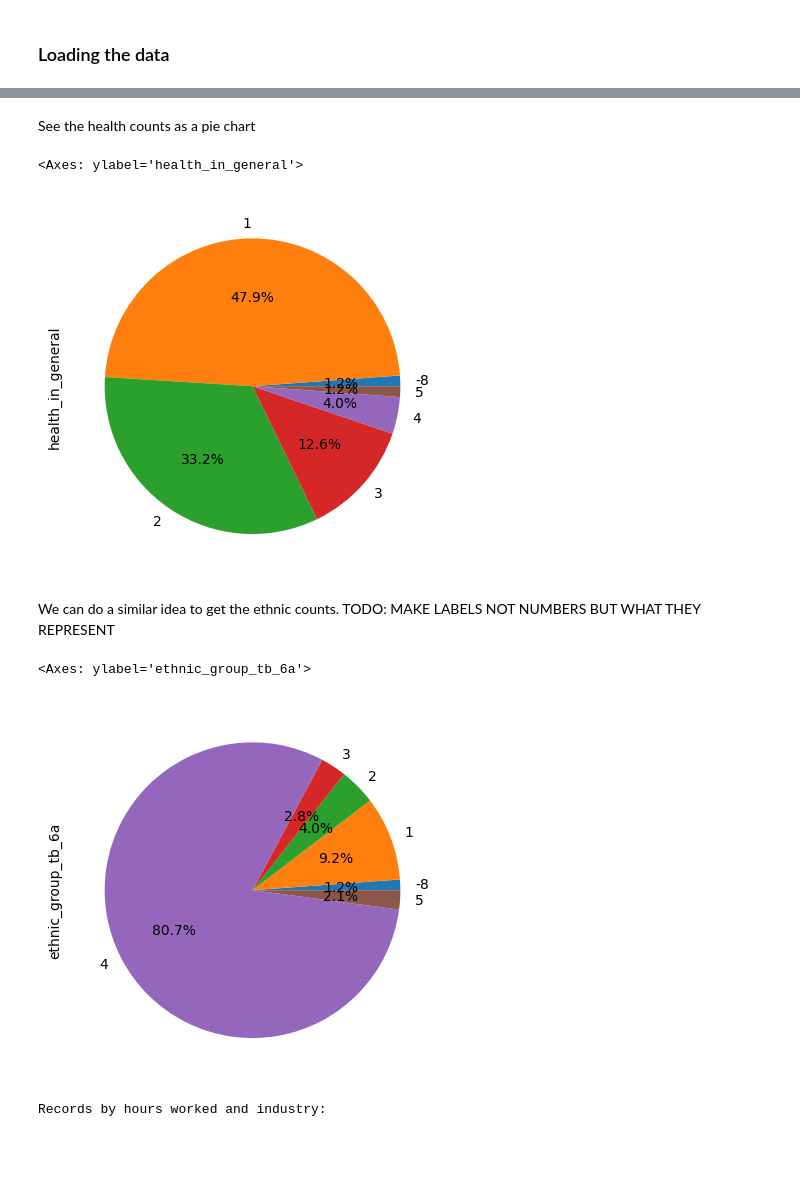
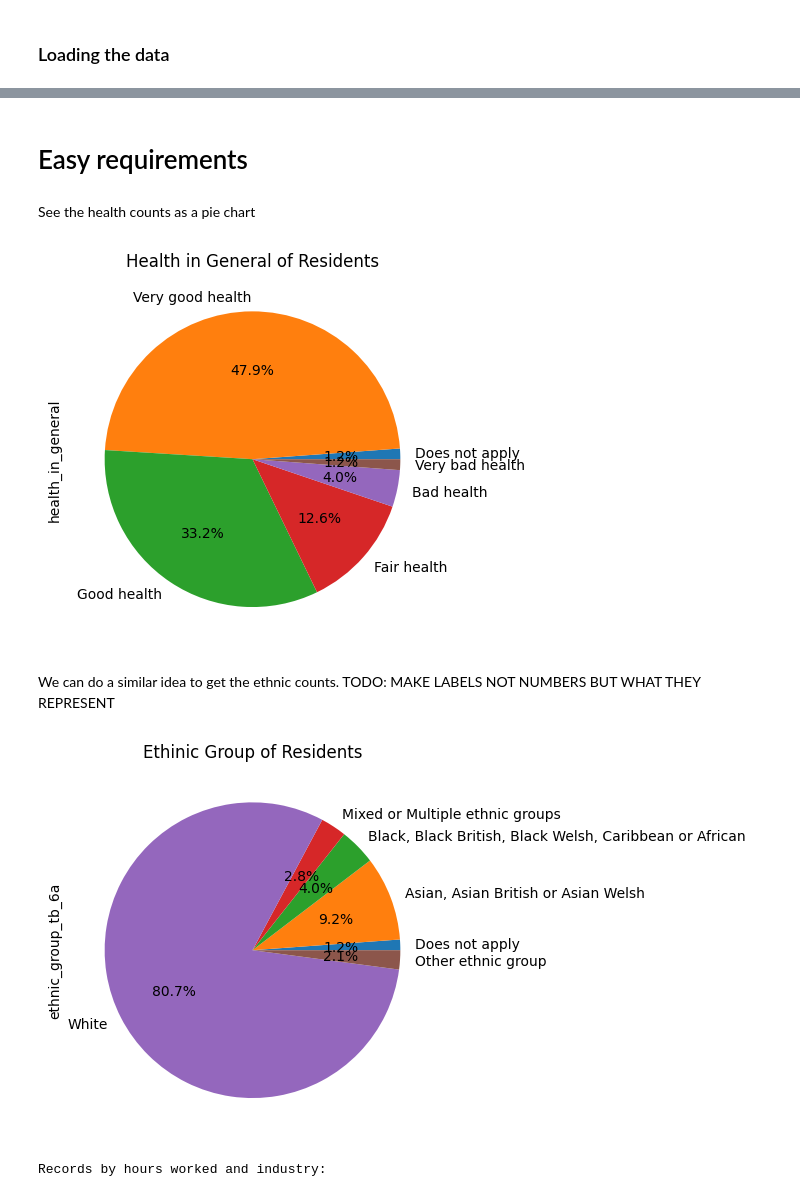
Before and after one commit to het106/Python-p2, a Jupyter notebook: notebooks/census2021.ipynb, the cells around one changed output, grey strips where cells are left out. Cells and saved outputs as stored; diff of their text form; code cells hidden in the pictures; blank space fills up the shorter version.

```diff
--- a/notebooks/census2021.ipynb
+++ b/notebooks/census2021.ipynb
@@ -23,20 +62,48 @@ occupation_counts.plot(kind='bar')
+# %% [markdown]
+# Easy requirements
 # %% [markdown]
 See the health counts as a pie chart
 # %%
 health_counts = df.groupby("health_in_general")["health_in_general"].count()
+
+health_labels = {
+    -8.0: "Does not apply",
+     1.0: "Very good health",
+     2.0: "Good health",
+     3.0: "Fair health",
+     4.0: "Bad health",
+     5.0: "Very bad health"
+}
+
+health_counts.index = health_counts.index.map(health_labels)
 health_counts.plot(kind='pie', autopct='%1.1f%%')
+
+plt.title("Health in General of Residents")
+plt.show()
 # %% [output]
-<Axes: ylabel='health_in_general'>
-[figure, old version]
+[figure, new version]
 # %% [markdown]
 We can do a similar idea to get the ethnic counts.
 TODO: MAKE LABELS NOT NUMBERS BUT WHAT THEY REPRESENT
 # %%
 ethnic_counts = df.groupby("ethnic_group_tb_6a")["ethnic_group_tb_6a"].count()
+
+ethnic_counts_labels = {
+    -8.0: "Does not apply",
+     1.0: "Asian, Asian British or Asian Welsh",
+	 2.0: "Black, Black British, Black Welsh, Caribbean or African",
+	 3.0: "Mixed or Multiple ethnic groups",
+	 4.0: "White",
+	 5.0: "Other ethnic group",
+}
+
+ethnic_counts.index = ethnic_counts.index.map(ethnic_counts_labels)
 ethnic_counts.plot(kind='pie', autopct='%1.1f%%')
+
+plt.title("Ethinic Group of Residents")
+plt.show()
 # %% [output]
-<Axes: ylabel='ethnic_group_tb_6a'>
-[figure, old version]
+[figure, new version]
 # %%
 # MEDIUM REQUIRMENTS
 ### Group By tables for Hours Worked Vs Industry and Occupation Vs Social Grade
```
Also changed, not shown: parts of 6 cells of this notebook.
